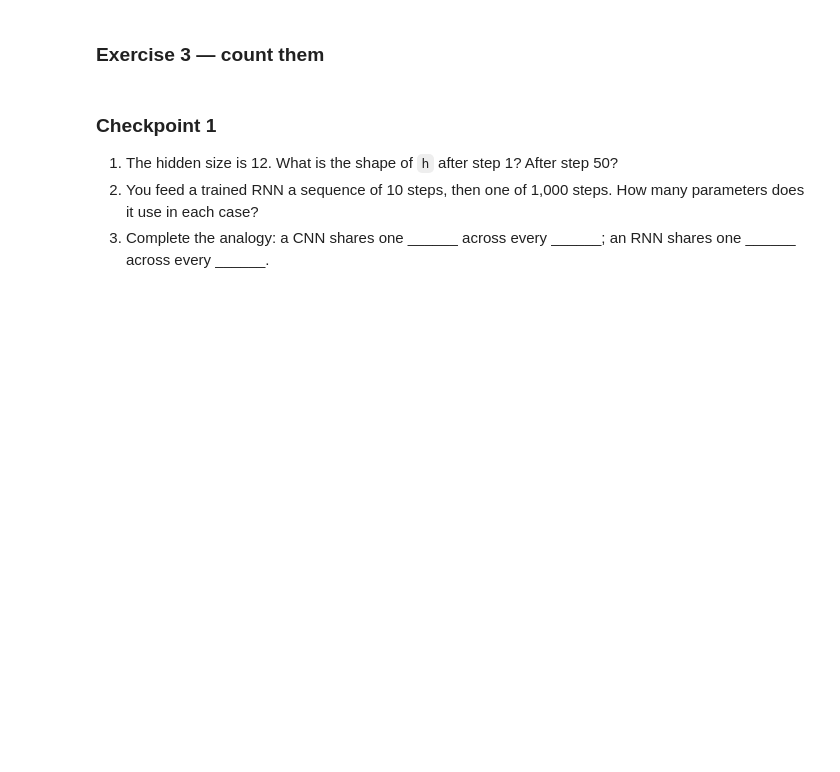
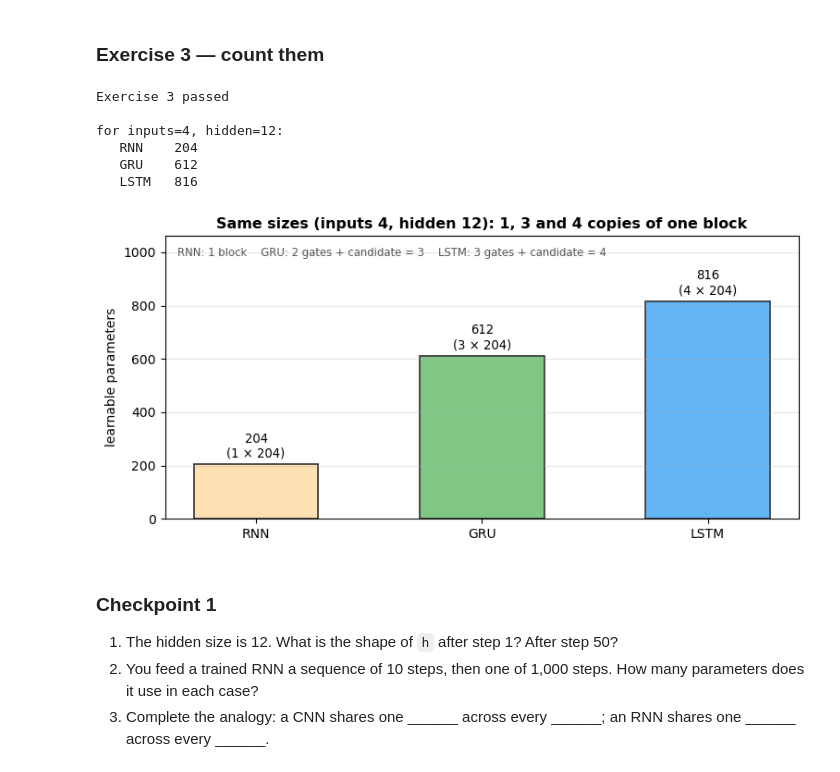
Before and after one commit to mhtannab/deep-learning, a Jupyter notebook: lab4/ARTI402_Lab4_2240002589.ipynb, the cells around one changed output. Saved outputs shown, nothing was run; the diff lists cells and outputs as text; code cells hidden in the pictures; blank space fills up the shorter version.

```diff
--- a/lab4/ARTI402_Lab4_2240002589.ipynb
+++ b/lab4/ARTI402_Lab4_2240002589.ipynb
@@ -398,34 +424,39 @@ The LSTM and GRU cells are built from the **same block** repeated: each gate is
 ### Exercise 3 — count them
 # %%
 def rnn_params(n_in, n_hidden):
-    # TODO: Wx + Wh + b
-    return ...
+    return n_in * n_hidden + n_hidden * n_hidden + n_hidden
 
 
 def gru_params(n_in, n_hidden):
-    # TODO: 3 blocks
-    return ...
+    return 3 * rnn_params(n_in, n_hidden)
 
 
 def lstm_params(n_in, n_hidden):
-    # TODO: 4 blocks
-    return ...
+    return 4 * rnn_params(n_in, n_hidden)
 
 
 # --- self-check ---
 assert rnn_params(4, 12) == 204,   "4*12 + 12*12 + 12 = 204"
 assert gru_params(4, 12) == 612,   "3 * 204"
 assert lstm_params(4, 12) == 816,  "4 * 204"
 assert rnn_params(100, 128) == 29312
 print("Exercise 3 passed")
 
 print(f"\nfor inputs={D}, hidden={H}:")
 print(f"   RNN  {rnn_params(D, H):5,}")
 print(f"   GRU  {gru_params(D, H):5,}")
 print(f"   LSTM {lstm_params(D, H):5,}")
 
 fig = draw_recurrent_params(D, H)
 plt.show()
+# %% [output]
+Exercise 3 passed
+
+for inputs=4, hidden=12:
+   RNN    204
+   GRU    612
+   LSTM   816
+[figure, added]
 # %% [markdown]
 ### Checkpoint 1
 
```
Also changed, not shown: parts of 18 cells of this notebook, 1 other file.
